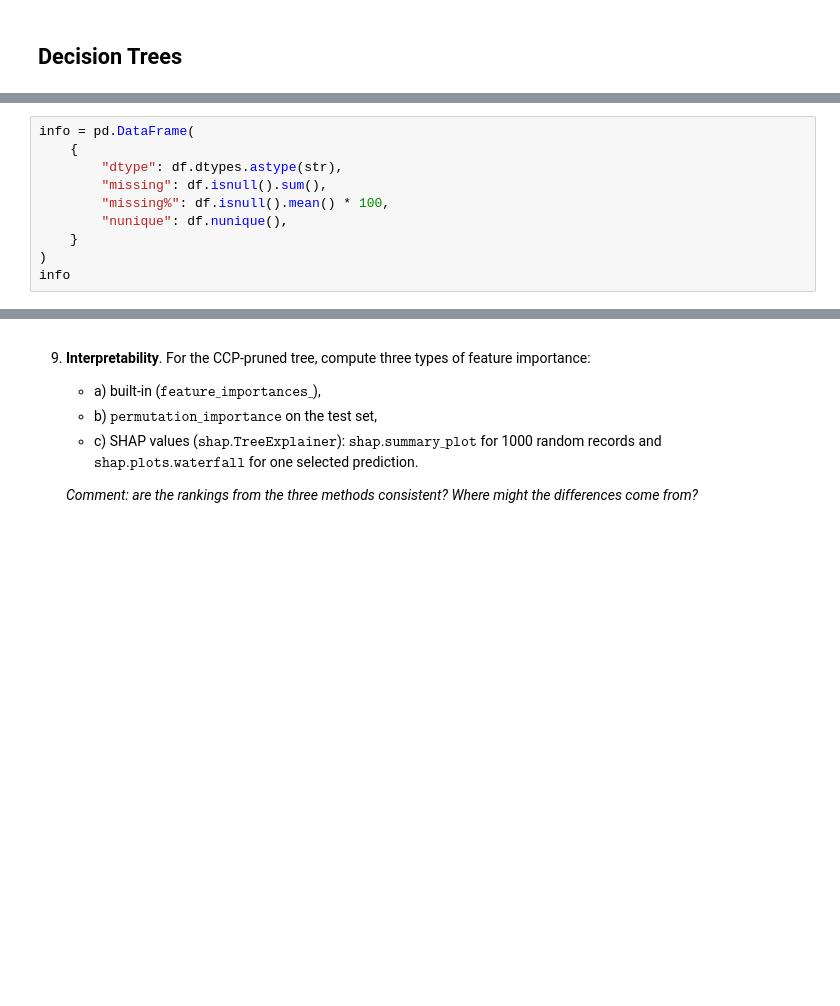
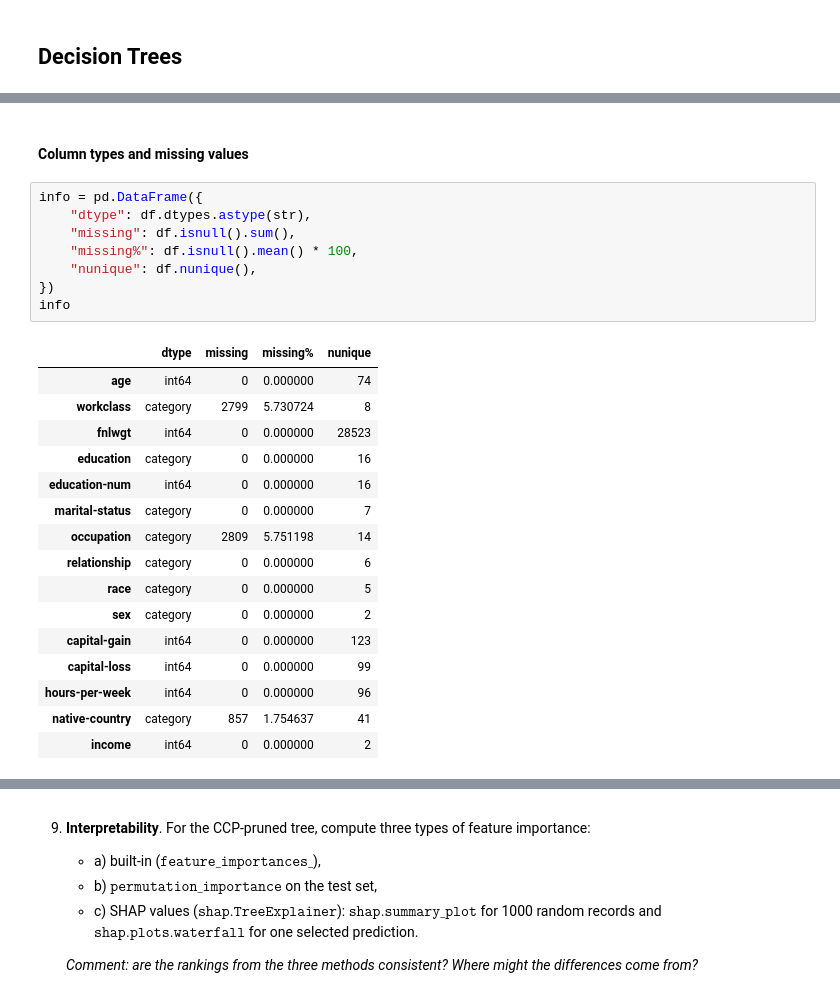
Before and after one commit to closetcaiman/de, a Jupyter notebook: lab2/lab2.ipynb, the cells around one changed output, grey strips where cells are left out. Cells and saved outputs as stored; diff of their text form; blank space fills up the shorter version.

```diff
--- a/lab2/lab2.ipynb
+++ b/lab2/lab2.ipynb
@@ -34,13 +53,30 @@ df.head()
+# %% [markdown]
+#### Column types and missing values
 # %%
-info = pd.DataFrame(
-    {
-        "dtype": df.dtypes.astype(str),
-        "missing": df.isnull().sum(),
-        "missing%": df.isnull().mean() * 100,
-        "nunique": df.nunique(),
-    }
-)
+info = pd.DataFrame({
+    "dtype": df.dtypes.astype(str),
+    "missing": df.isnull().sum(),
+    "missing%": df.isnull().mean() * 100,
+    "nunique": df.nunique(),
+})
 info
+# %% [output]
+|  | dtype | missing | missing% | nunique |
+| age | int64 | 0 | 0.000000 | 74 |
+| workclass | category | 2799 | 5.730724 | 8 |
+| fnlwgt | int64 | 0 | 0.000000 | 28523 |
+| education | category | 0 | 0.000000 | 16 |
+| education-num | int64 | 0 | 0.000000 | 16 |
+| marital-status | category | 0 | 0.000000 | 7 |
+| occupation | category | 2809 | 5.751198 | 14 |
+| relationship | category | 0 | 0.000000 | 6 |
+| race | category | 0 | 0.000000 | 5 |
+| sex | category | 0 | 0.000000 | 2 |
+| capital-gain | int64 | 0 | 0.000000 | 123 |
+| capital-loss | int64 | 0 | 0.000000 | 99 |
+| hours-per-week | int64 | 0 | 0.000000 | 96 |
+| native-country | category | 857 | 1.754637 | 41 |
+| income | int64 | 0 | 0.000000 | 2 |
 # %%
 num_cols = df.select_dtypes(include=["number"]).columns.drop(target_col).tolist()
 cat_cols = df.select_dtypes(include=["object", "category"]).columns.tolist()
```
Also changed, not shown: parts of 43 cells of this notebook, 5 other files.
